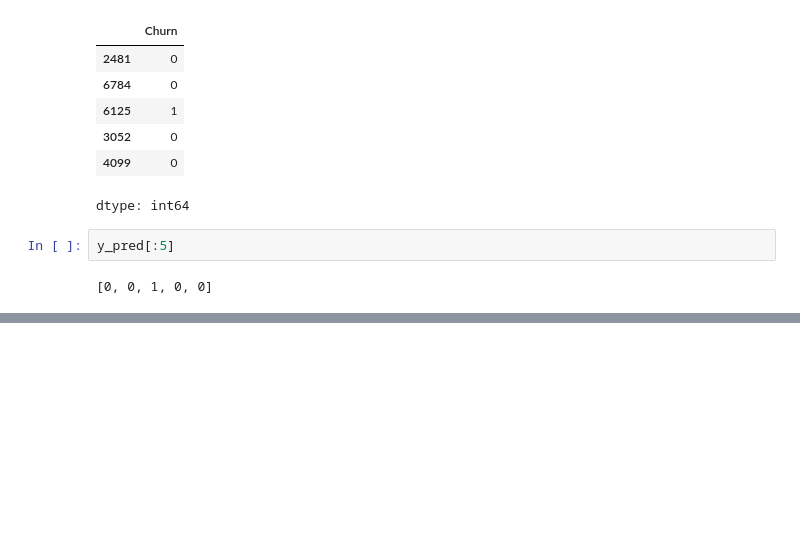
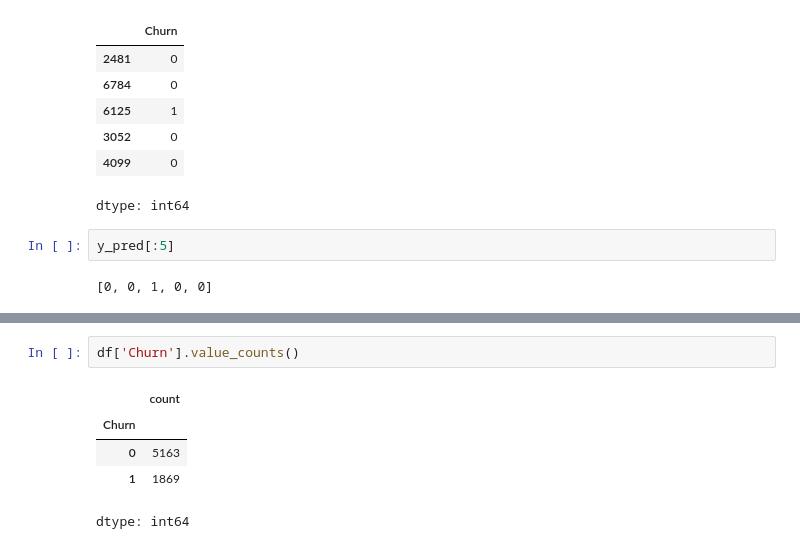
Before and after one commit to NazHub1993/Deep-Learning, a Jupyter notebook: Customer_Churn_Prediction(ANN)[Artificial_Neural_Network].ipynb, the cells around one changed output, grey strips where cells are left out. Drawn from its saved outputs; the diff is of its cells as text; blank space fills up the shorter version.

```diff
--- a/Customer_Churn_Prediction(ANN)[Artificial_Neural_Network].ipynb
+++ b/Customer_Churn_Prediction(ANN)[Artificial_Neural_Network].ipynb
@@ -352,0 +387,8 @@ Text(95.72222222222221, 0.5, 'Truth')
+# %%
+df['Churn'].value_counts()
+# %% [output]
+|  | count |
+| Churn |  |
+| 0 | 5163 |
+| 1 | 1869 |
+dtype: int64
```
Also changed, not shown: parts of 37 cells of this notebook.
